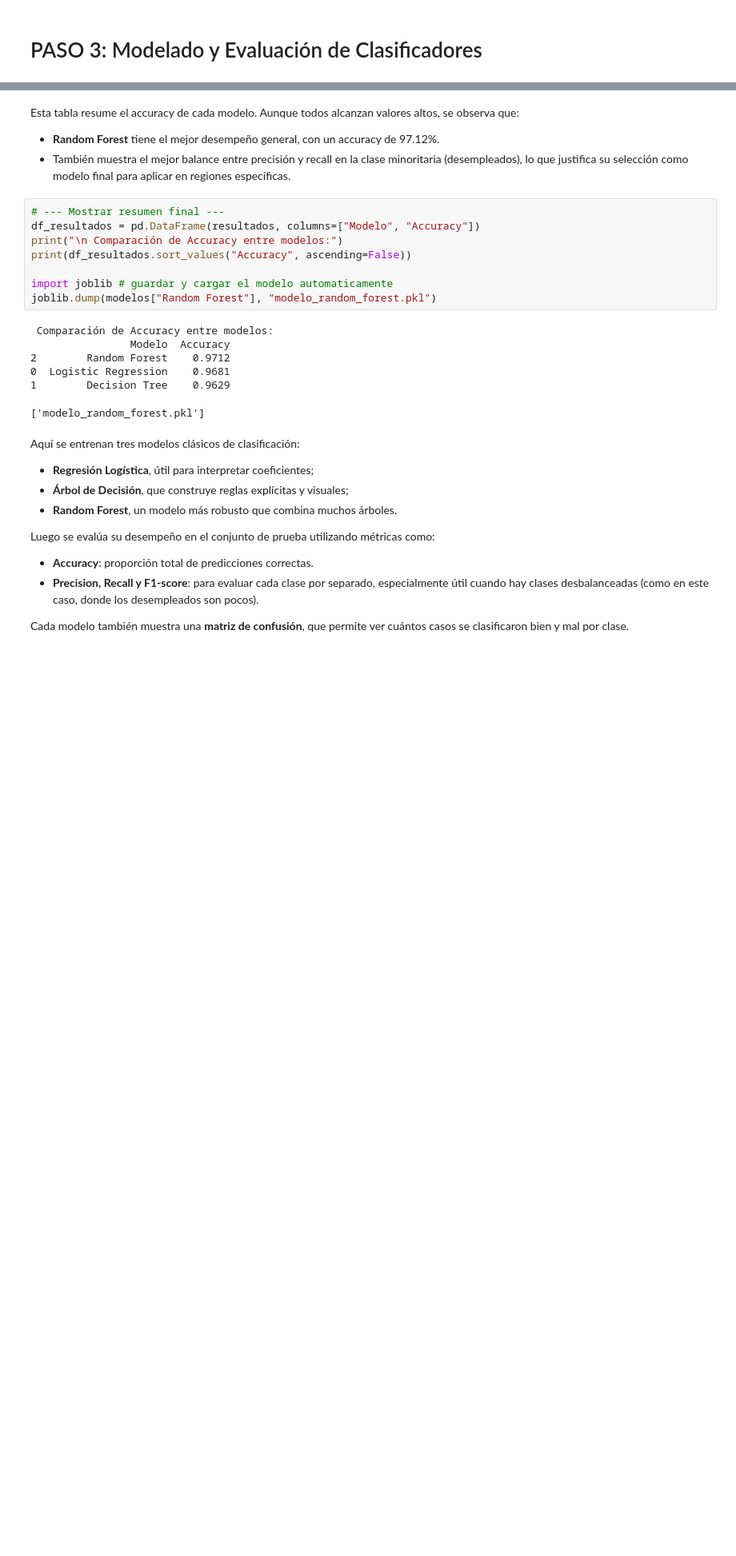
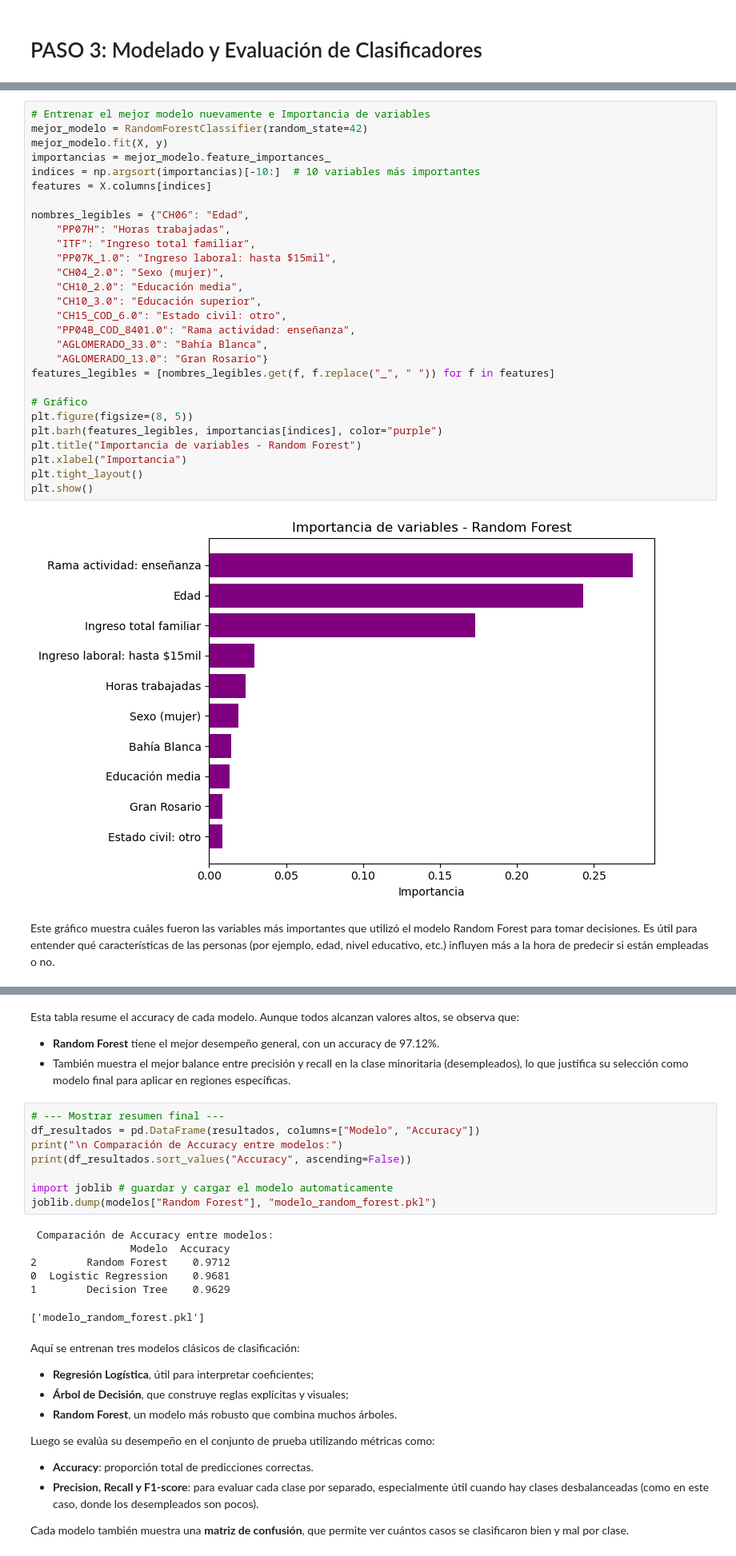
Before and after one commit to belpad24/empleo_clasificacion_eph, a Jupyter notebook: notebooks/Modelado_Resultados_ProyectoParcial_AA_2.ipynb, the cells around one changed output, grey strips where cells are left out. Shown at 80% size. Saved outputs shown, nothing was run; the diff lists cells and outputs as text; blank space fills up the shorter version.

```diff
--- a/notebooks/Modelado_Resultados_ProyectoParcial_AA_2.ipynb
+++ b/notebooks/Modelado_Resultados_ProyectoParcial_AA_2.ipynb
@@ -43,3 +79,35 @@ plt.show()
+# %%
+# Entrenar el mejor modelo nuevamente e Importancia de variables
+mejor_modelo = RandomForestClassifier(random_state=42)
+mejor_modelo.fit(X, y)
+importancias = mejor_modelo.feature_importances_
+indices = np.argsort(importancias)[-10:]  # 10 variables más importantes
+features = X.columns[indices]
+
+nombres_legibles = {"CH06": "Edad",
+    "PP07H": "Horas trabajadas",
+    "ITF": "Ingreso total familiar",
+    "PP07K_1.0": "Ingreso laboral: hasta $15mil",
+    "CH04_2.0": "Sexo (mujer)",
+    "CH10_2.0": "Educación media",
+    "CH10_3.0": "Educación superior",
+    "CH15_COD_6.0": "Estado civil: otro",
+    "PP04B_COD_8401.0": "Rama actividad: enseñanza",
+    "AGLOMERADO_33.0": "Bahía Blanca",
+    "AGLOMERADO_13.0": "Gran Rosario"}
+features_legibles = [nombres_legibles.get(f, f.replace("_", " ")) for f in features]
+
+# Gráfico
+plt.figure(figsize=(8, 5))
+plt.barh(features_legibles, importancias[indices], color="purple")
+plt.title("Importancia de variables - Random Forest")
+plt.xlabel("Importancia")
+plt.tight_layout()
+plt.show()
+# %% [output]
+[figure, added]
+# %% [markdown]
+Este gráfico muestra cuáles fueron las variables más importantes que utilizó el modelo Random Forest para tomar decisiones. Es útil para entender qué características de las personas (por ejemplo, edad, nivel educativo, etc.) influyen más a la hora de predecir si están empleadas o no.
 # %%
 # --- Evaluación de cada modelo ---
 resultados = []
```
Also changed, not shown: parts of 10 cells of this notebook, 4 other files.
